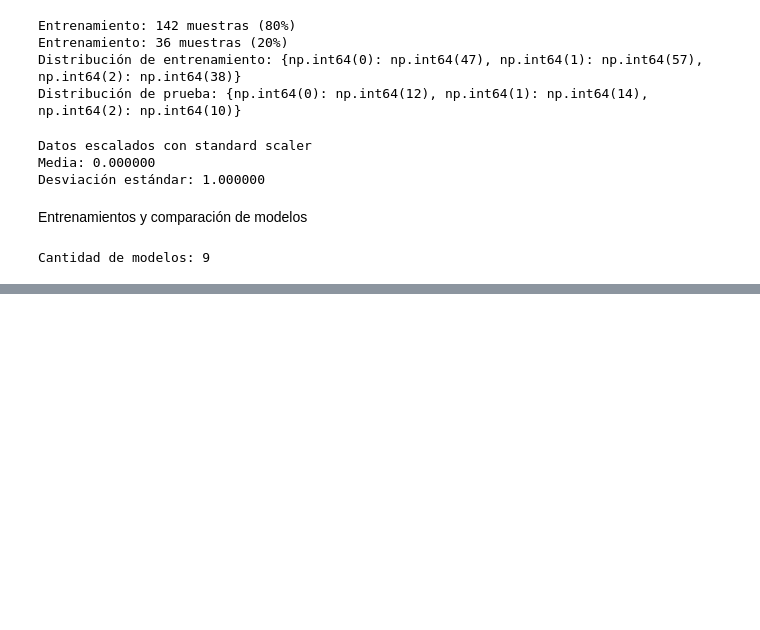
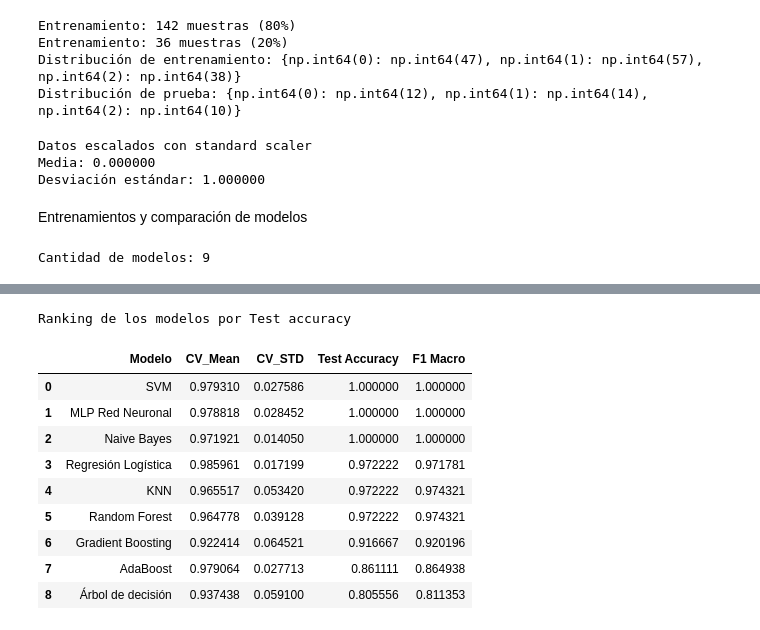
Before and after one commit to nightsky18/Aprendizaje-de-maquinas, a Jupyter notebook: Cuaderno_2_Wine.ipynb, the cells around one changed output, grey strips where cells are left out. Saved outputs shown, nothing was run; the diff lists cells and outputs as text; code cells hidden in the pictures; blank space fills up the shorter version.

```diff
--- a/Cuaderno_2_Wine.ipynb
+++ b/Cuaderno_2_Wine.ipynb
@@ -287,2 +313,31 @@ print(f'Cantidad de modelos: {len(modelos)}')
 # %% [output]
 Cantidad de modelos: 9
+# %%
+#Validación cruzada
+resultados=[]
+
+print('*'*80)
+print(f"{'Modelo':<25}{'CV Accurancy (mead+-stf)':<25}{'Test accuracy':<15}{'F1 Macro'}")
+print('*'*80)
+
+for nombre, modelo in modelos.items():
+  cv_scores= cross_val_score(modelo, X_train_scaled, y_train, cv=5, scoring='accuracy')
+  modelo.fit(X_train_scaled, y_train)
+  y_pred= modelo.predict(X_test_scaled)
+  test_accuracy= accuracy_score(y_test, y_pred)
+  f1= f1_score(y_test, y_pred, average='macro')
+
+  resultados.append(
+      {
+          'Modelo': nombre,
+          'CV_Mean': cv_scores.mean(),
+          'CV_STD': cv_scores.std(),
+          'Test Accuracy': test_accuracy,
+          'F1 Macro': f1
+      }
+  )
+
+  print(f'{nombre:<25}{cv_scores.mean():<12.4f} +- {cv_scores.std():<12.4f}{test_accuracy:<15.4f}{ f1:<12.4f}')
+print('*'*80)
+
+  ##Mirar accurancy
@@ -288,0 +358,17 @@ Cantidad de modelos: 9
+# %%
+df_resultados= pd.DataFrame(resultados).sort_values(by= 'Test Accuracy', ascending=False)
+df_resultados= df_resultados.reset_index(drop=True)
+print("Ranking de los modelos por Test accuracy")
+df_resultados
+# %% [output]
+Ranking de los modelos por Test accuracy
+|  | Modelo | CV_Mean | CV_STD | Test Accuracy | F1 Macro |
+| 0 | SVM | 0.979310 | 0.027586 | 1.000000 | 1.000000 |
+| 1 | MLP Red Neuronal | 0.978818 | 0.028452 | 1.000000 | 1.000000 |
+| 2 | Naive Bayes | 0.971921 | 0.014050 | 1.000000 | 1.000000 |
+| 3 | Regresión Logística | 0.985961 | 0.017199 | 0.972222 | 0.971781 |
+| 4 | KNN | 0.965517 | 0.053420 | 0.972222 | 0.974321 |
+| 5 | Random Forest | 0.964778 | 0.039128 | 0.972222 | 0.974321 |
+| 6 | Gradient Boosting | 0.922414 | 0.064521 | 0.916667 | 0.920196 |
+| 7 | AdaBoost | 0.979064 | 0.027713 | 0.861111 | 0.864938 |
+| 8 | Árbol de decisión | 0.937438 | 0.059100 | 0.805556 | 0.811353 |
```
Also changed, not shown: parts of 11 cells of this notebook.
